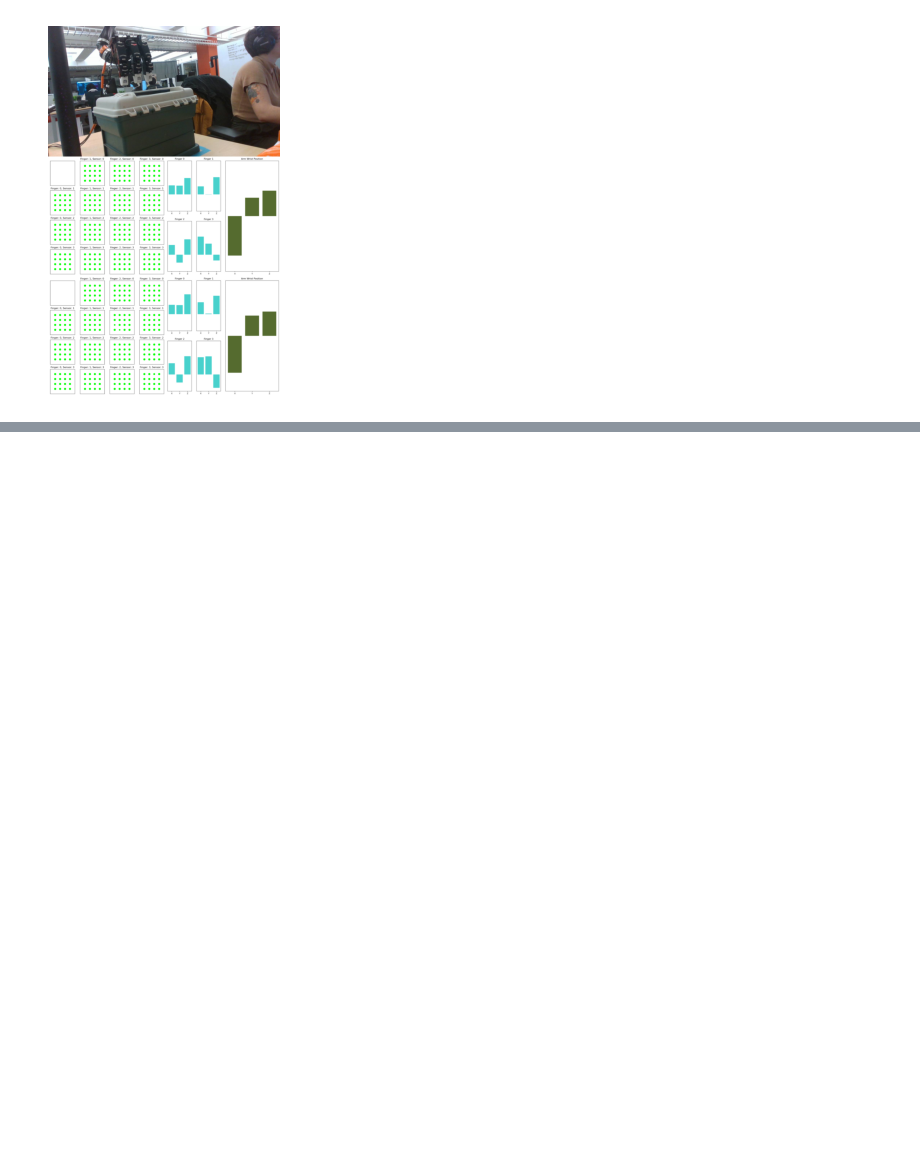
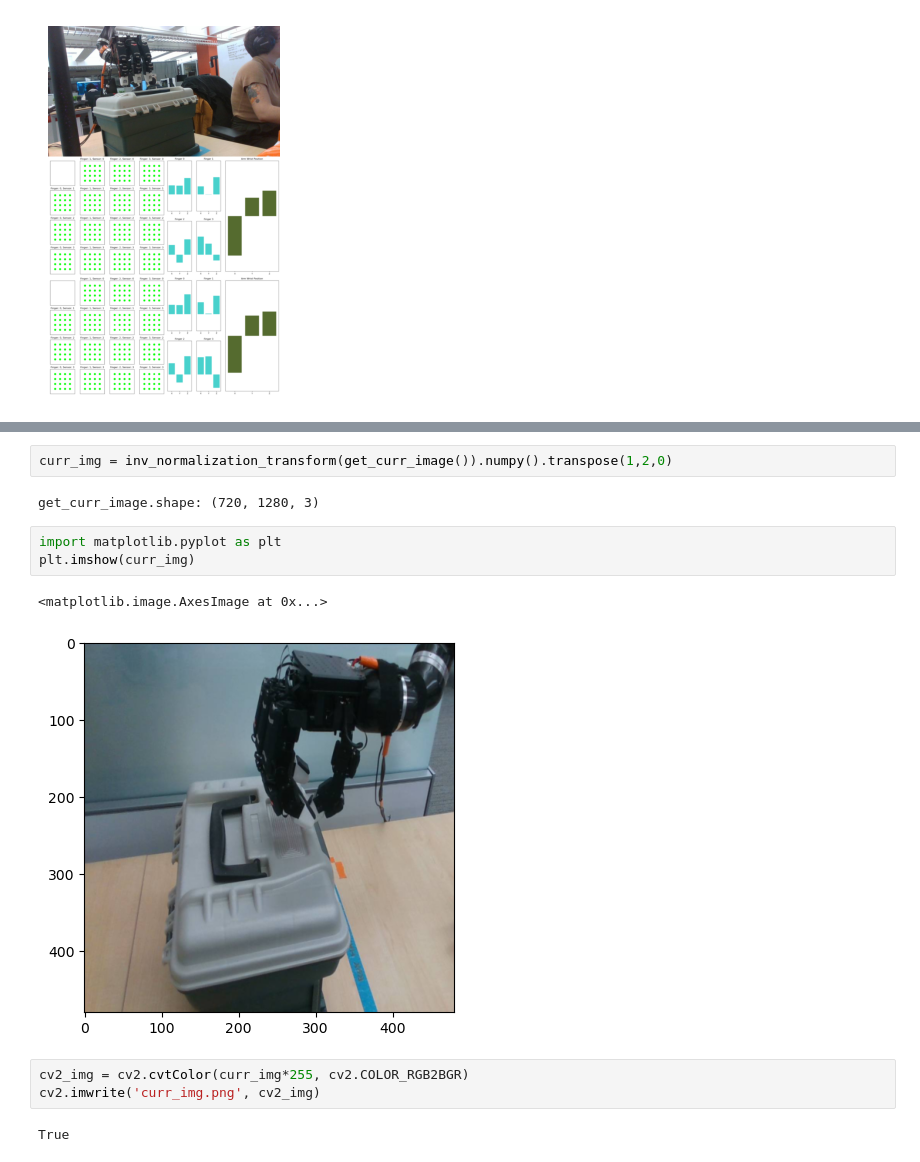
Before and after one commit to aadhithya14/tactile-learning-new-hand, a Jupyter notebook: notebooks/deploy_visualization.ipynb, the cells around one changed output, grey strips where cells are left out. Saved outputs shown, nothing was run; the diff lists cells and outputs as text; blank space fills up the shorter version.

```diff
--- a/notebooks/deploy_visualization.ipynb
+++ b/notebooks/deploy_visualization.ipynb
@@ -334,0 +381,15 @@ plot_knn_state()
+# %%
+curr_img = inv_normalization_transform(get_curr_image()).numpy().transpose(1,2,0)
+# %% [output]
+get_curr_image.shape: (720, 1280, 3)
+# %%
+import matplotlib.pyplot as plt
+plt.imshow(curr_img)
+# %% [output]
+<matplotlib.image.AxesImage at 0x...>
+[figure, added]
+# %%
+cv2_img = cv2.cvtColor(curr_img*255, cv2.COLOR_RGB2BGR)
+cv2.imwrite('curr_img.png', cv2_img)
+# %% [output]
+True
```
Also changed, not shown: parts of 1 cell of this notebook, 24 other files.
